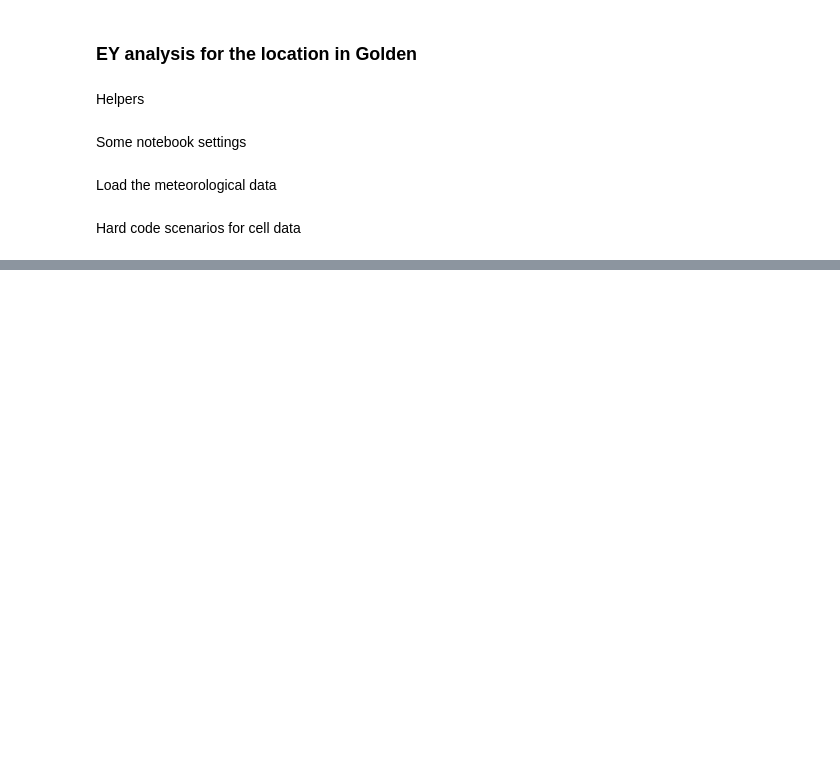
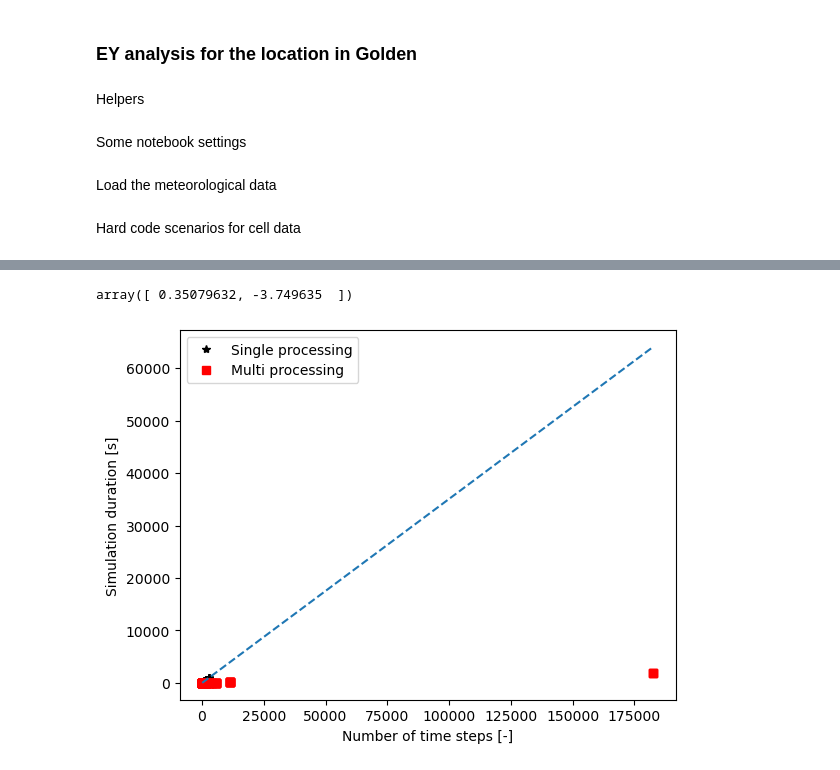
Before and after one commit to roberthilleck/PVcircuit, a Jupyter notebook: notebooks/EY_Psk-Si-tandem-golden_batch.ipynb, the cells around one changed output, grey strips where cells are left out. Cells and saved outputs as stored; diff of their text form; code cells hidden in the pictures; blank space fills up the shorter version.

```diff
--- a/notebooks/EY_Psk-Si-tandem-golden_batch.ipynb
+++ b/notebooks/EY_Psk-Si-tandem-golden_batch.ipynb
@@ -946,31 +809,33 @@ ax.set_xticklabels(labels)
 # %%
-# stats
-# fig, ax = plt.subplots()
+fig, ax = plt.subplots()
 
-# # fit = np.polyfit(np.log(stats["times"]), np.log(stats["duration"]), 1)
-# fit = np.polyfit(stats["times"][~np.isnan(np.log(stats["duration"]))], stats["duration"][~np.isnan(np.log(stats["duration"]))], 1)
+# fit = np.polyfit(np.log(stats["times"]), np.log(stats["duration"]), 1)
+fit = np.polyfit(stats["times"][~np.isnan(np.log(stats["duration"]))], stats["duration"][~np.isnan(np.log(stats["duration"]))], 1)
 
 
-# fit_x = np.linspace(np.min(stats["times"]), np.max(stats["times"]), 50)
-# # fit_y = np.polyval(fit, fit_x)
-# # fit_y = np.exp(fit[1] + fit[0] * np.log(fit_x))
-# fit_y = fit[1] + fit[0] * (fit_x)
-# # fit_y_lin = fit[1] + fit[0] * fit_x
-# # fit_y_lin = np.log(fit[1]) + fit_x**(fit[0])
+fit_x = np.linspace(np.min(stats["times"]), np.max(stats["times"]), 50)
+# fit_y = np.polyval(fit, fit_x)
+# fit_y = np.exp(fit[1] + fit[0] * np.log(fit_x))
+fit_y = fit[1] + fit[0] * (fit_x)
+# fit_y_lin = fit[1] + fit[0] * fit_x
+# fit_y_lin = np.log(fit[1]) + fit_x**(fit[0])
 
-# plt.plot(stats["times"], stats["duration"], "k*", label="Single processing")
-# plt.plot(stats["times"], stats["durationMP"], "rs", label="Multi processing")
-# plt.plot(fit_x, fit_y, "--")
-# # plt.plot(fit_x, fit_y_lin, "--")
-# stats["duration"] / stats["times"]
-# # ax.set_xlim(left=1)
-# # ax.set_xscale("log")
-# # ax.set_yscale("log")
-# ax.set_xlabel("Number of time steps [-]")
-# ax.set_ylabel("Simulation duration [s]")
+ax.plot(stats["times"], stats["duration"], "k*", label="Single processing")
+ax.plot(stats["times"], stats["durationMP"], "rs", label="Multi processing")
+ax.plot(fit_x, fit_y, "--")
+# plt.plot(fit_x, fit_y_lin, "--")
+stats["duration"] / stats["times"]
+# ax.set_xlim(left=1)
+# ax.set_xscale("log")
+# ax.set_yscale("log")
+ax.set_xlabel("Number of time steps [-]")
+ax.set_ylabel("Simulation duration [s]")
 
-# leg = ax.legend()
-# fit
+leg = ax.legend()
+fit
+# %% [output]
+array([ 0.35079632, -3.749635  ])
+[figure, added]
 # %%
 chose = 0
 # eg_filter = (egs == np.unique(egs)[chose]) & (operation_modes == "MPP") & (tandem_type == "s")
```
Also changed, not shown: parts of 23 cells of this notebook.
